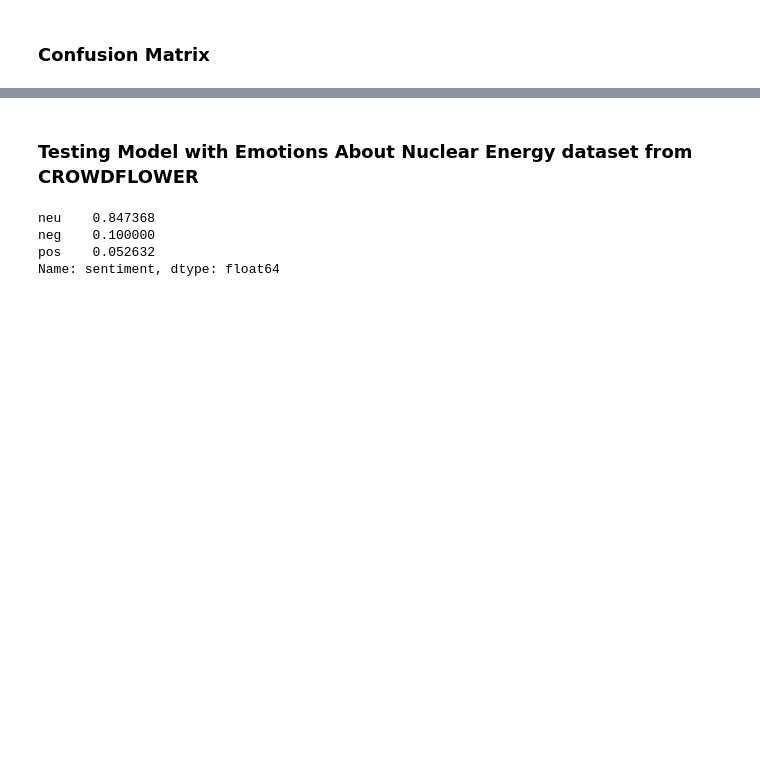
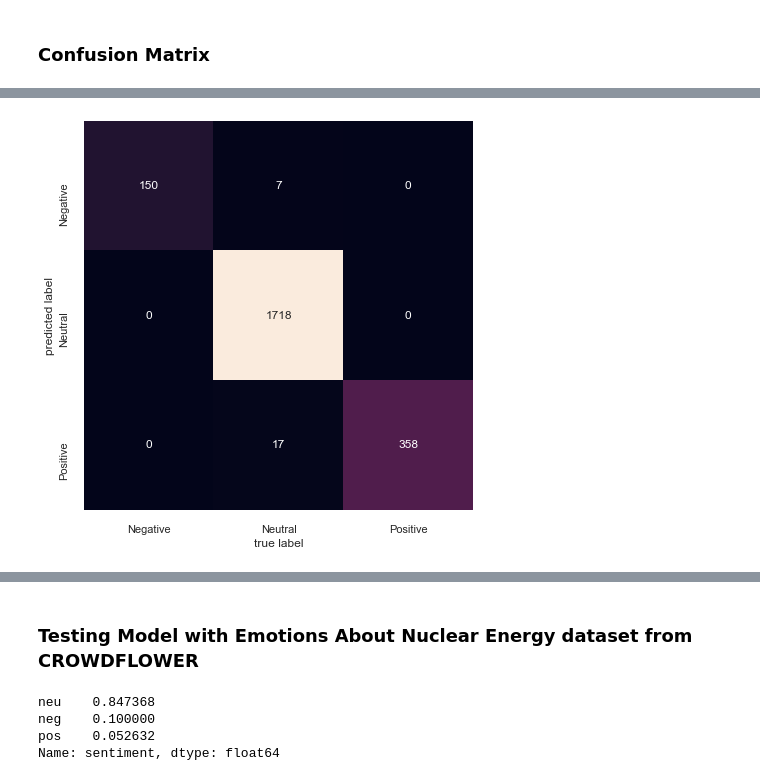
Before and after one commit to AlisonSalerno/twitter_sentiment_analysis, a Jupyter notebook: modelling .ipynb, the cells around one changed output, grey strips where cells are left out. Drawn from its saved outputs; the diff is of its cells as text; code cells hidden in the pictures; blank space fills up the shorter version.

```diff
--- a/modelling .ipynb
+++ b/modelling .ipynb
@@ -194,0 +198,9 @@ plt.show()
+# %%
+#SVM Model
+#svm_classifier = svm.SVC(kernel = 'linear', decision_function_shape='ovo')
+svm_classifider = LinearSVC()
+
+svm_classifier.fit(tfidf_data_train, y_train)
+
+svm_test_preds = svm_classifier.predict(tfidf_data_test)
+svm_train_preds = svm_classifier.predict(tfidf_data_train)
@@ -231,0 +308,12 @@ Recall Score :  0.7966666666666666
+# %%
+#confusion matrix on train set SVM
+sns.set()
+
+
+mat4 = confusion_matrix(y_train, svm_train_preds)
+sns.heatmap(mat4.T, square=True, annot=True, fmt='d', cbar=False,
+            xticklabels=['Negative', 'Neutral', 'Positive'], yticklabels=['Negative', 'Neutral', 'Positive'])
+plt.xlabel('true label')
+plt.ylabel('predicted label');
+# %% [output]
+[figure, added]
```
Also changed, not shown: parts of 17 cells of this notebook.
